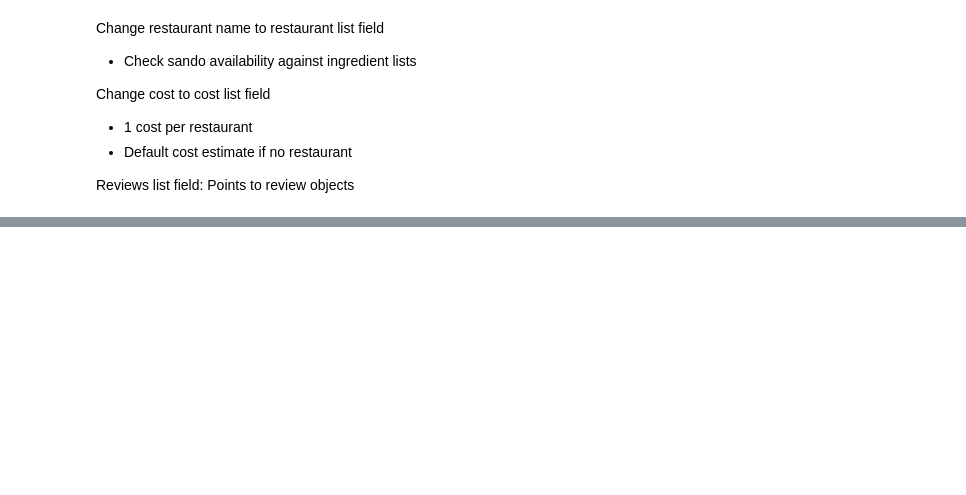
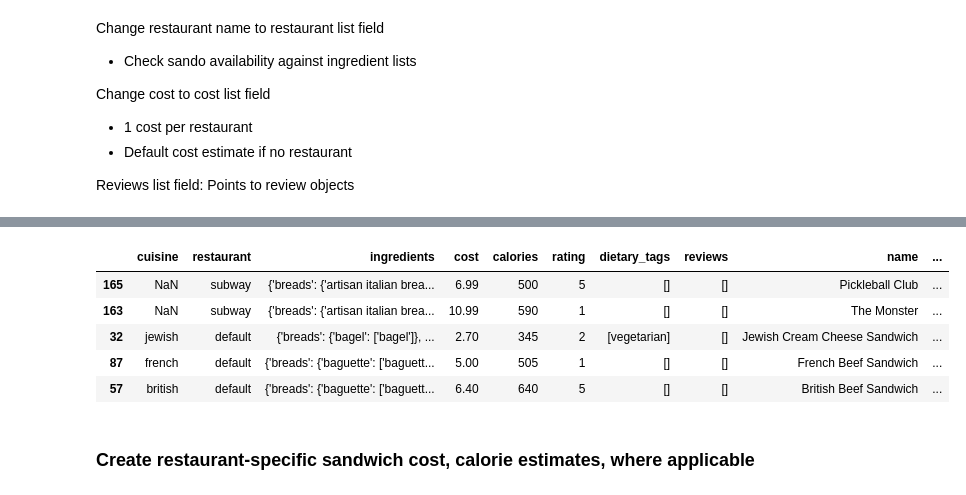
Before and after one commit to IsaacFigNewton/SandoMatch, a Jupyter notebook: sandwich-dataset/notebooks/Restructure_Table_Data.ipynb, the cells around one changed output, grey strips where cells are left out. Cells and saved outputs as stored; diff of their text form; code cells hidden in the pictures; blank space fills up the shorter version.

Commit message:
finally fixed everything

```diff
--- a/sandwich-dataset/notebooks/Restructure_Table_Data.ipynb
+++ b/sandwich-dataset/notebooks/Restructure_Table_Data.ipynb
@@ -204,0 +221,27 @@ for sandwich in old_sandwiches_table:
+# %%
+# convert dictionaries to JSON strings for hashing
+sandwiches_table["ingredients"] = sandwiches_table["ingredients"].apply(json.dumps)
+# %%
+# group the sandwiches
+grouped_sandwiches = sandwiches_table.groupby("ingredients")
+
+updated_rows = []
+for name, group in grouped_sandwiches:
+    # copy the first entry
+    first_row = group.iloc[0].copy()
+
+    # if 2 sandwiches are in the same group, but have different restaurants, costs, and/or calories associated with them
+    if len(group) > 1:
+        for _, row in group.iterrows():
+            # then add the restaurant, cost, calorie info from every variation
+            #   to the associated list fields in the first entry
+            add_restaurant_data(first_row, row)
+        updated_rows.append(first_row)
+
+    # otherwise, if there's only 1 unique sando, add it to the updated dataframe
+    else:
+        add_restaurant_data(group.iloc[0], first_row)
+        updated_rows.append(group.iloc[0])
+
+# reconstruct the DataFrame
+sandwiches_table = pd.DataFrame(updated_rows)
@@ -205 +255,12 @@ for sandwich in old_sandwiches_table:
+# %%
+sandwiches_table.head()
+# %% [output]
+|  | cuisine | restaurant | ingredients | cost | calories | rating | dietary_tags | reviews | name | ... |
+| 165 | NaN | subway | {'breads': {'artisan italian brea... | 6.99 | 500 | 5 | [] | [] | Pickleball Club | ... |
+| 163 | NaN | subway | {'breads': {'artisan italian brea... | 10.99 | 590 | 1 | [] | [] | The Monster | ... |
+| 32 | jewish | default | {'breads': {'bagel': ['bagel']}, ... | 2.70 | 345 | 2 | [vegetarian] | [] | Jewish Cream Cheese Sandwich | ... |
+| 87 | french | default | {'breads': {'baguette': ['baguett... | 5.00 | 505 | 1 | [] | [] | French Beef Sandwich | ... |
+| 57 | british | default | {'breads': {'baguette': ['baguett... | 6.40 | 640 | 5 | [] | [] | British Beef Sandwich | ... |
+# %% [markdown]
+### Create restaurant-specific sandwich cost, calorie estimates, where applicable
 # %%
```
Also changed, not shown: parts of 42 cells of this notebook, 5 other files.
